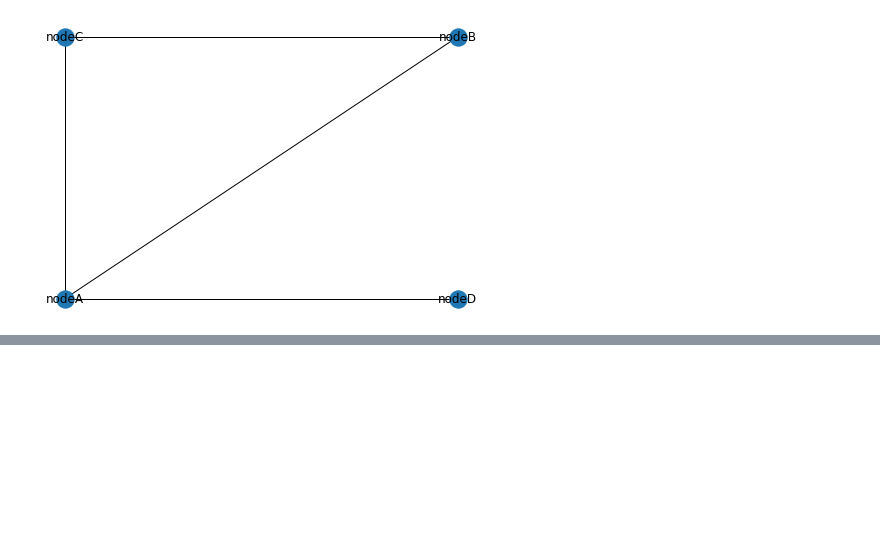
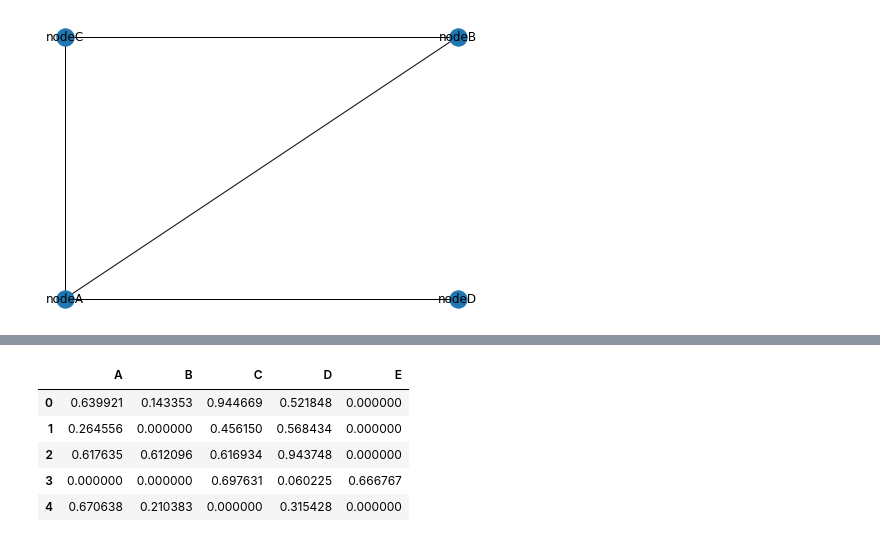
Before and after one commit to letitride/PandasDataAnalyze, a Jupyter notebook: chapter06/ch06.ipynb, the cells around one changed output, grey strips where cells are left out. Saved outputs shown, nothing was run; the diff lists cells and outputs as text; code cells hidden in the pictures; blank space fills up the shorter version.

```diff
--- a/chapter06/ch06.ipynb
+++ b/chapter06/ch06.ipynb
@@ -167,0 +206,9 @@ nx.draw(G, pos, with_labels=True)
+# %%
+df_w.head()
+# %% [output]
+|  | A | B | C | D | E |
+| 0 | 0.639921 | 0.143353 | 0.944669 | 0.521848 | 0.000000 |
+| 1 | 0.264556 | 0.000000 | 0.456150 | 0.568434 | 0.000000 |
+| 2 | 0.617635 | 0.612096 | 0.616934 | 0.943748 | 0.000000 |
+| 3 | 0.000000 | 0.000000 | 0.697631 | 0.060225 | 0.666767 |
+| 4 | 0.670638 | 0.210383 | 0.000000 | 0.315428 | 0.000000 |
```
Also changed, not shown: parts of 4 cells of this notebook, 2 other files.
